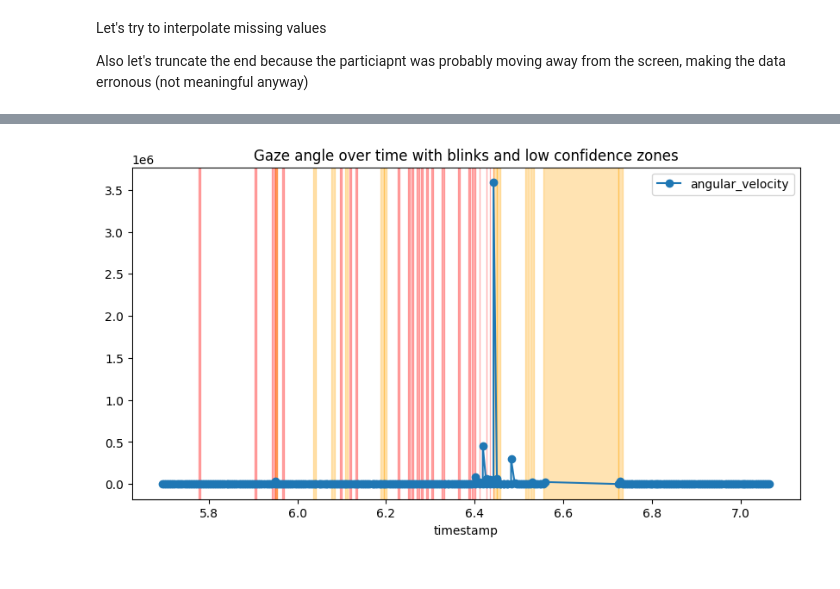
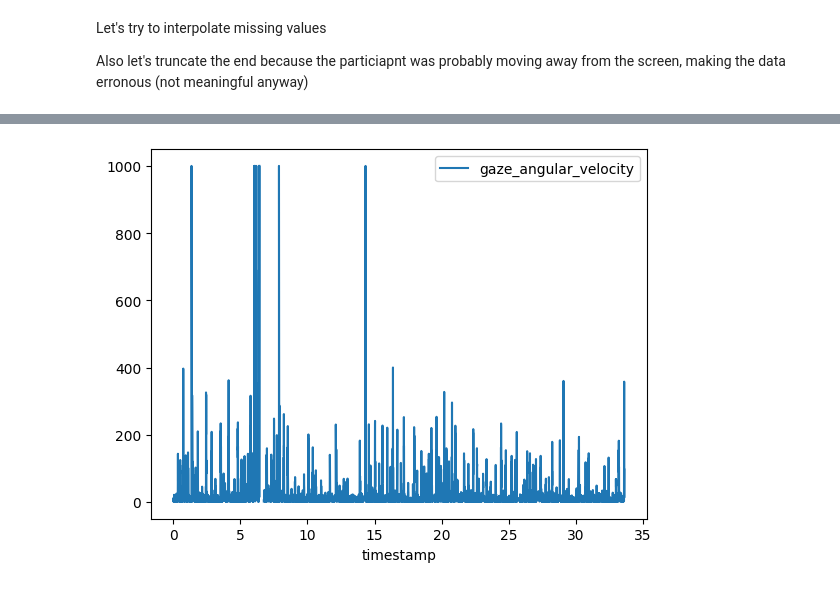
Before and after one commit to Alex0021/thesis-adaptive-swarm-interfaces, a Jupyter notebook: research/cognitive_load_models/notebooks/01_explore_datasets.ipynb, the cells around one changed output, grey strips where cells are left out. Cells and saved outputs as stored; diff of their text form; code cells hidden in the pictures.

Commit message:
Better filtering and interpolation of blinks and low confidence samples

```diff
--- a/research/cognitive_load_models/notebooks/01_explore_datasets.ipynb
+++ b/research/cognitive_load_models/notebooks/01_explore_datasets.ipynb
@@ -181,6 +201,9 @@ print(f"Number of long low confidence periods (> 300 ms): {(low_confidence_df_gf
 
 gaps_to_fill_df = low_confidence_df_gfoup[low_confidence_df_gfoup['low_confidence']['first'] & (low_confidence_df_gfoup['duration_ms'] < 100)]
 gaps_to_fill_df = gaps_to_fill_df[[('id', 'min'), ('id', 'max'), ('timestamp', 'min'), ('timestamp', 'max')]].reset_index(drop=True)
+gaps_to_fill_df[('id','min')] = gaps_to_fill_df[('id','min')].astype(int)
+gaps_to_fill_df[('id','max')] = gaps_to_fill_df[('id','max')].astype(int)
+
 display(gaps_to_fill_df.head())
 
 average_openness_delta_valid_samples = low_confidence_df_gfoup[(~low_confidence_df_gfoup['low_confidence']['first'])]['openness_delta'].mean()
@@ -193,6 +216,7 @@ custom_blinks_df['stop_timestamp'] = custom_blinks_df['timestamp']['max']
 custom_blinks_df['start_id'] = custom_blinks_df['id']['min']
 custom_blinks_df['stop_id'] = custom_blinks_df['id']['max']
 custom_blinks_df = custom_blinks_df[['start_id', 'stop_id', 'start_timestamp', 'stop_timestamp', 'duration_ms']].reset_index(drop=True)
+custom_blinks_df = custom_blinks_df.droplevel(level=1, axis=1)
 custom_blinks_df.head()
 # %% [output]
 Number of low confidence periods with a single sample: 22
@@ -337,0 +367,13 @@ ValueError: Cannot mask with non-boolean array containing NA / NaN values
+# %%
+# First, for the gaze data, just drop the samples in the blinks since interpolating is meaningless
+MARGIN = 5
+interpolated_gaze_df = interpolated_eye_data_df[
+    ['timestamp', 'interpolated', 'gaze_angle_delta_deg',
+     'gaze_point_3d_x', 'gaze_point_3d_y', 'gaze_point_3d_z',
+     'norm_pos_x', 'norm_pos_y']
+].copy()
+for _, row in custom_blinks_df.iterrows():
+    # Set gaze points to NaN
+    columns = [c for c in interpolated_gaze_df.columns if c not in ['timestamp', 'interpolated']]
+    interpolated_gaze_df.loc[(interpolated_gaze_df.index >= row['start_id'] - MARGIN) & (interpolated_gaze_df.index <= row['stop_id'] + MARGIN), columns] = np.nan
+interpolated_gaze_df['gaze_angle_delta_deg'].isna().sum()
@@ -338,54 +492,27 @@ ValueError: Cannot mask with non-boolean array containing NA / NaN values
 # %%
-def calculate_angular_velocity(row, absolute=True):
-    if pd.isna(row['prev_gaze_angle']):
-        return 0.0
-    delta_angle = row['gaze_angle'] - row['prev_gaze_angle']
-    delta_time = row['delta_time']
-    if delta_time == 0:
-        return 0.0
-    angular_velocity = delta_angle / delta_time
-    return abs(angular_velocity) if absolute else angular_velocity
+def calculate_angular_velocity(gaze_df, absolute=True, LIMITS=(-1000, 1000)):
+    if 'gaze_angle_delta_deg' not in gaze_df.columns:
+        raise ValueError("gaze_df must contain 'gaze_angle_delta_deg' column")
 
-low_confidence_rm_df = filtered_gaze_angular_df.copy()[1400:1700]
-low_confidence_rm_df['prev_gaze_angle'] = low_confidence_rm_df['gaze_angle'].shift(1)
-low_confidence_rm_df['delta_time'] = low_confidence_rm_df['timestamp'] - low_confidence_rm_df['timestamp'].shift(1)
-low_confidence_rm_df['angular_velocity'] = low_confidence_rm_df.apply(calculate_angular_velocity, axis=1)
-ax = low_confidence_rm_df.plot("timestamp", "angular_velocity", title="Gaze angle over time with blinks and low confidence zones", figsize=(10, 5), marker='o')
-low_confidence_rm_df['transition'] = low_confidence_rm_df['low_confidence'] != low_confidence_rm_df['low_confidence'].shift(1)
-for idx in low_confidence_rm_df[low_confidence_rm_df['transition']].index:
-    if low_confidence_rm_df.loc[idx, 'low_confidence']:
-        ax.axvspan(low_confidence_rm_df.loc[idx, 'timestamp'], low_confidence_rm_df.loc[idx + 1, 'timestamp'], color='red', alpha=0.3)
+    gaze_angular_data = gaze_df[['timestamp', 'gaze_angle_delta_deg']].copy()
+    gaze_angular_data['prev_gaze_angle_delta_deg'] = gaze_angular_data['gaze_angle_delta_deg'].shift(1)
+    gaze_angular_data['delta_time'] = (gaze_angular_data['timestamp'] - gaze_angular_data['timestamp'].shift(1))
+    display(gaze_angular_data['delta_time'].mean())
 
-# Interpolate datapoints in low confidence zones if there are less than N consecutive low confidence points, otherwise drop them
-N = 1
-def interpolate_low_confidence_zones(df, N=10):
-    df = df.copy()
-    df['low_confidence_group'] = ((df['angular_velocity'] > 1000) != (df['angular_velocity'] > 1000).shift(1) ).cumsum()
-    for group, group_df in df.groupby('low_confidence_group'):
-        if group_df['angular_velocity'].iloc[0] > 1000 and len(group_df) <= N:
-            # Interpolate this low confidence zone
-            start_idx = group_df.index[0] - 1
-            end_idx = group_df.index[-1] + 1
-            if start_idx >= df.index[0] and end_idx < df.index[-1]:
-                ax.axvspan(df.loc[start_idx, 'timestamp'], df.loc[end_idx, 'timestamp'], color='orange', alpha=0.3)
-                start_angle = df.loc[start_idx, 'gaze_angle']
-                end_angle = df.loc[end_idx, 'gaze_angle']
-                interpolated_angles = np.linspace(start_angle, end_angle, len(group_df) + 2)[1:-1]
-                df.loc[group_df.index, 'gaze_angle'] = interpolated_angles
-        elif group_df['angular_velocity'].iloc[0] > 1000:
-            # Drop this low confidence zone
-            df.drop(index=group_df.index, inplace=True)
-    return df.drop(columns=['low_confidence_group']).reset_index(drop=True)
+    def angular_velocity(row):
+        if pd.isna(row['prev_gaze_angle_delta_deg']) or pd.isna(row['gaze_angle_delta_deg']):
+            return np.nan
+        delta_angle = row['gaze_angle_delta_deg'] - row['prev_gaze_angle_delta_deg']
+        delta_time = row['delta_time']
+        if delta_time == 0:
+            return np.nan
+        angular_velocity = delta_angle / delta_time
+        angular_velocity = np.clip(angular_velocity, LIMITS[0], LIMITS[1])
+        return abs(angular_velocity) if absolute else angular_velocity
 
-low_confidence_rm_df_interpolated = interpolate_low_confidence_zones(low_confidence_rm_df, N=N)
-low_confidence_rm_df_interpolated.plot("timestamp", "gaze_angle", title="Gaze angle over time with blinks and low confidence zones (interpolated)", figsize=(10, 5))
+    gaze_angular_data['gaze_angular_velocity'] = gaze_angular_data.apply(angular_velocity, axis=1)
+    return gaze_angular_data['gaze_angular_velocity']
 
-
-# Lets implement a low pass 5 point FIR filter to smooth the angular velocity signal
-# def low_pass_fir_filter(data, N=5):
-#     kernel = np.ones(N) / N
-#     return np.convolve(data, kernel, mode='same')
-
-# low_confidence_rm_df['angular_velocity_smooth'] = low_pass_fir_filter(low_confidence_rm_df['angular_velocity'])
-# low_confidence_rm_df.plot("timestamp", "angular_velocity_smooth", title="Smoothed gaze angular velocity over time with blinks and low confidence zones", figsize=(10, 5))
+interpolated_gaze_df['gaze_angular_velocity'] = calculate_angular_velocity(interpolated_gaze_df, absolute=True)
+interpolated_gaze_df.plot('timestamp', 'gaze_angular_velocity')
 # %% [output]
@@ -393 +521 @@ low_confidence_rm_df_interpolated.plot("timestamp", "gaze_angle", title="Gaze an
-[figure, old version]
+[figure, new version]
```
Also changed, not shown: parts of 23 cells of this notebook.
